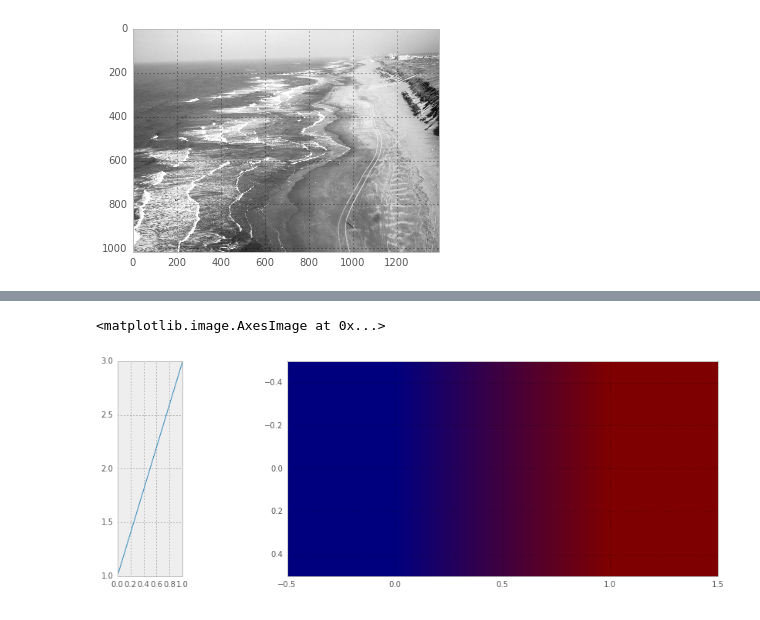
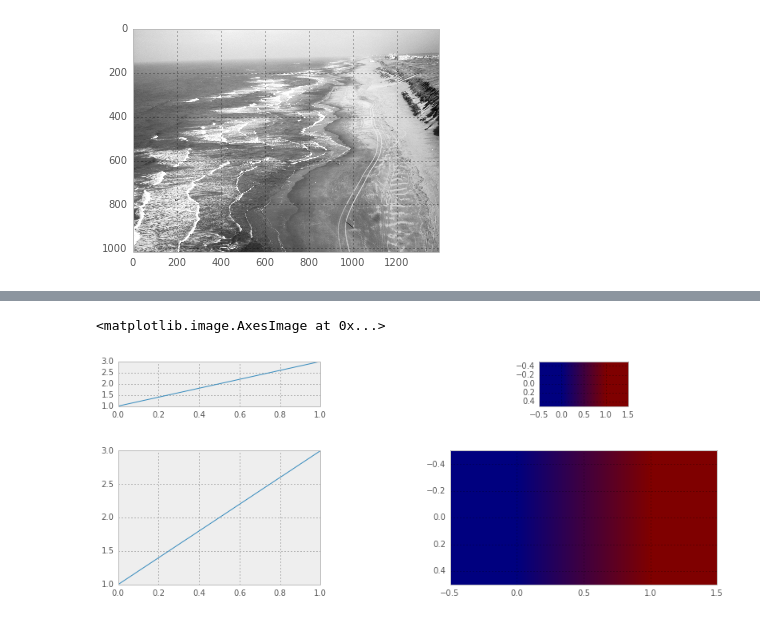
Before and after one commit to SiggyF/notebooks, a Jupyter notebook: gabor.ipynb, the cells around one changed output, grey strips where cells are left out. Cells and saved outputs as stored; diff of their text form; code cells hidden in the pictures.

```diff
--- a/gabor.ipynb
+++ b/gabor.ipynb
@@ -91,14 +107,18 @@ interact(plot, sigma=(1, 10))
 # %%
 import matplotlib.gridspec as gridspec
 
 plt.figure(figsize=(15,5))
-gs = gridspec.GridSpec(1, 2,width_ratios=[1,8], )
-ax0 = plt.subplot(gs[0])
-ax0.plot([1,3])
-ax1 = plt.subplot(gs[1])
-ax1.imshow([[1,2]])
+gs = gridspec.GridSpec(2, 2,width_ratios=[1,2], height_ratios=[1,3])
+ax = plt.subplot(gs[0])
+ax.plot([1,3])
+ax = plt.subplot(gs[1])
+ax.imshow([[1,2]])
+ax = plt.subplot(gs[2])
+ax.plot([1,3])
+ax = plt.subplot(gs[3])
+ax.imshow([[1,2]])
 # %% [output]
 <matplotlib.image.AxesImage at 0x...>
-[figure, old version]
+[figure, new version]
 # %%
 matplotlib.figure.Figure.add_subplot?
```
Also changed, not shown: parts of 14 cells of this notebook, 1 other file.
